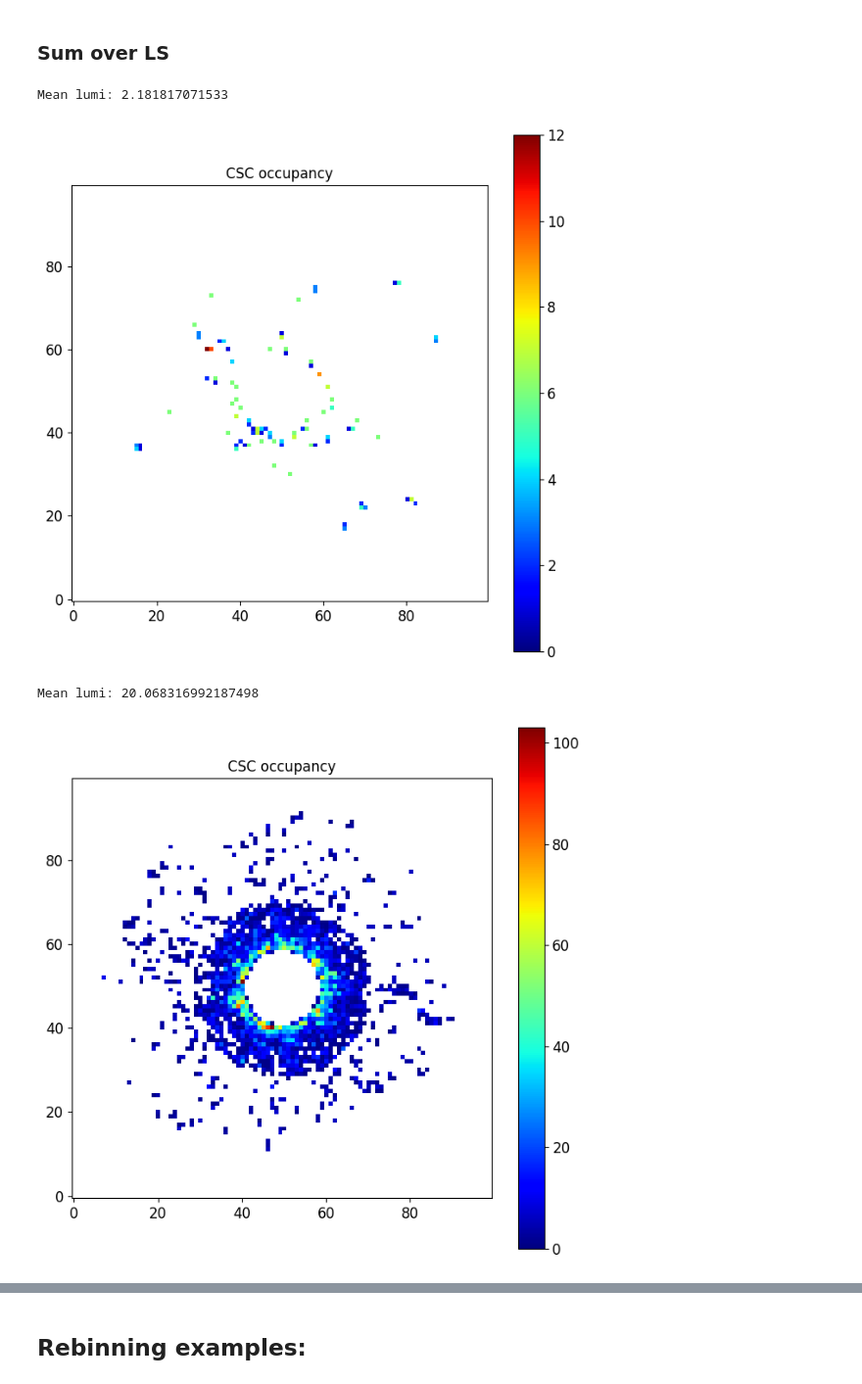
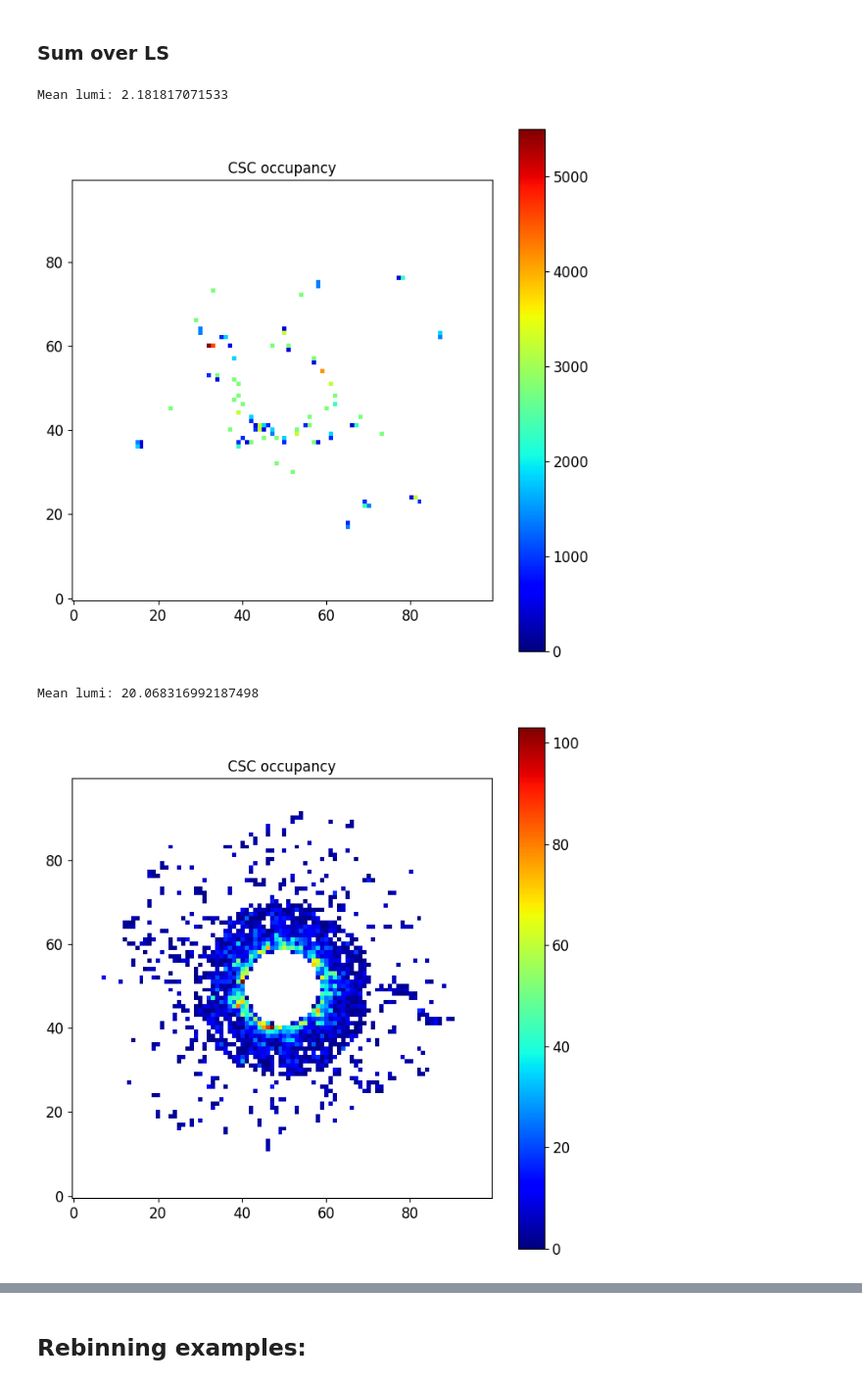
Before and after one commit to Ma128-bit/ML4DQM_deprecated, a Jupyter notebook: CSC_AE_preprocessing.ipynb, the cells around one changed output, grey strips where cells are left out. Shown: that part at 98% size. Drawn from its saved outputs; the diff is of its cells as text; code cells hidden in the pictures.

```diff
--- a/CSC_AE_preprocessing.ipynb
+++ b/CSC_AE_preprocessing.ipynb
@@ -24,10 +24,11 @@ if rebin_val == 2:
 # %%
-out_label = "110824"
+out_label = "130824"
 me = "hRHGlobalm2"
 monitoring_elements = pd.read_parquet(me+'_'+out_label+'_s0.parquet')
 # %%
 #removing from dataset instances corresponding to zero inst luminosity
 monitoring_elements = monitoring_elements[monitoring_elements["mean_lumi"] > 2]
+monitoring_elements.reset_index(inplace=True)
 # %%
 #normalising to lumi/1000 to get entries * pb-1s-1 as unit
 monitoring_elements["data_norm"] = monitoring_elements["data"]/(0.001*monitoring_elements["mean_lumi"])
@@ -64,4 +53,0 @@ down = mean_entries_norm-1*std_entries_norm
-# %%
-#remove outliers
-monitoring_elements = monitoring_elements[((monitoring_elements["entries_norm"] > down) | (monitoring_elements["entries_norm"] < up) )]
-Show1Dimg(monitoring_elements['mean_lumi'], monitoring_elements['entries_norm'])
@@ -74,14 +64,14 @@ monitoring_elements.reset_index(inplace=True)
 ### Sum over LS
 # %%
 print("Mean lumi:", monitoring_elements["mean_lumi"][0])
-img = Make_img(monitoring_elements['data'][0], monitoring_elements['x_bin'][0], monitoring_elements['x_min'][0], monitoring_elements['x_max'][0], monitoring_elements['y_bin'][0], monitoring_elements['y_min'][0], monitoring_elements['y_max'][0])
+img = Make_img(monitoring_elements['data_norm'][0], monitoring_elements['x_bin'][0], monitoring_elements['x_min'][0], monitoring_elements['x_max'][0], monitoring_elements['y_bin'][0], monitoring_elements['y_min'][0], monitoring_elements['y_max'][0])
 Show2Dimg(img)
 print("Mean lumi:", monitoring_elements["mean_lumi"][2000])
 img = Make_img(monitoring_elements['data'][2000], monitoring_elements['x_bin'][0], monitoring_elements['x_min'][0], monitoring_elements['x_max'][0], monitoring_elements['y_bin'][0], monitoring_elements['y_min'][0], monitoring_elements['y_max'][0])
 Show2Dimg(img)
 # %% [output]
 Mean lumi: 2.181817071533
-[figure, old version]
+[figure, new version]
 Mean lumi: 20.068316992187498
 [figure]
 # %%
```
Also changed, not shown: parts of 19 cells of this notebook, 2 other files.
